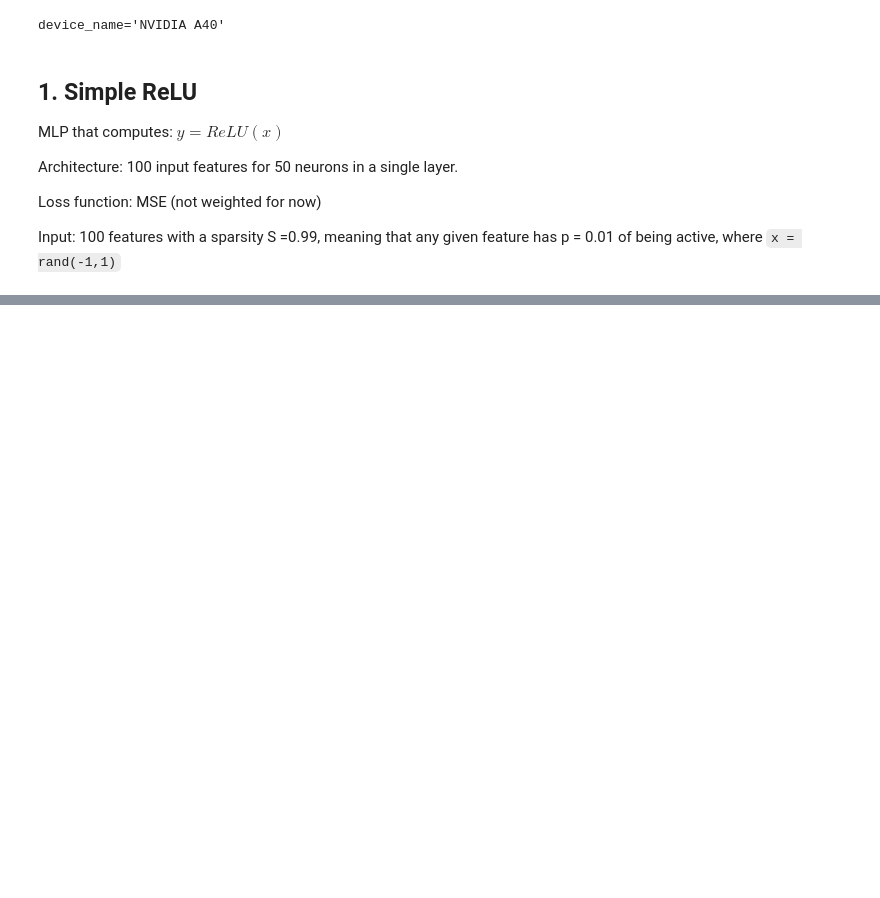
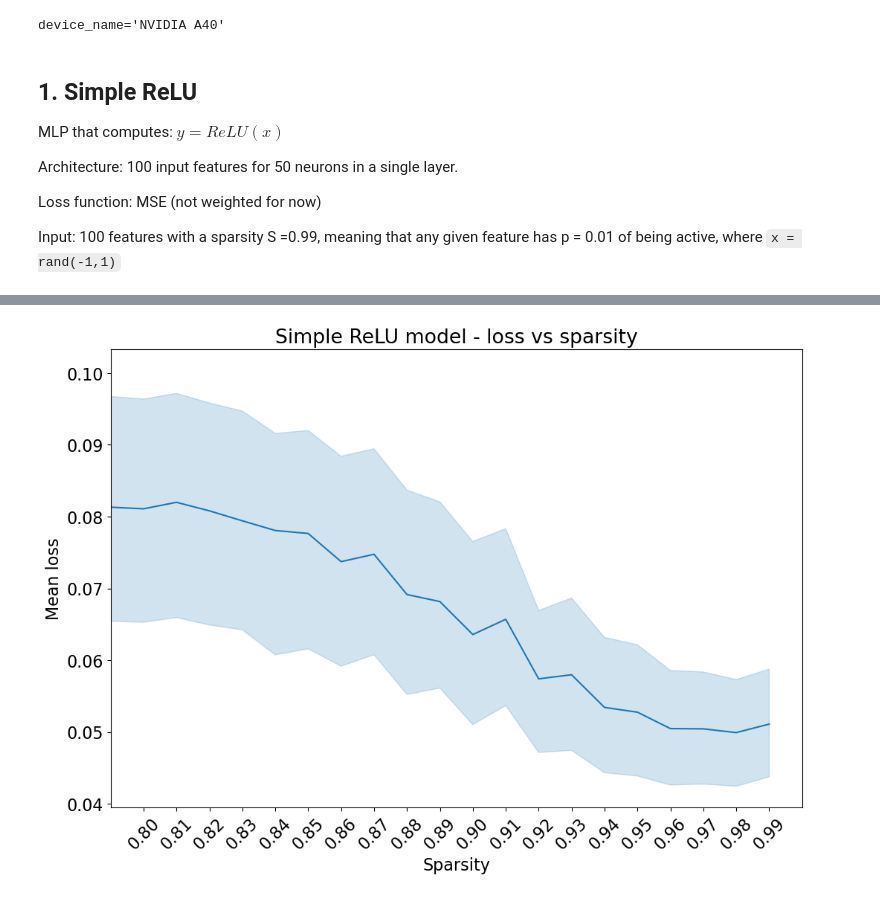
Before and after one commit to Stefan-Heimersheim/toy-model-of-computation-in-superposition, a Jupyter notebook: notebooks/loss_vs_sparsity_plots_Sara.ipynb, the cells around one changed output, grey strips where cells are left out. Saved outputs shown, nothing was run; the diff lists cells and outputs as text; code cells hidden in the pictures; blank space fills up the shorter version.

```diff
--- a/notebooks/loss_vs_sparsity_plots_Sara.ipynb
+++ b/notebooks/loss_vs_sparsity_plots_Sara.ipynb
@@ -232,0 +301,12 @@ ax.legend()
+# %%
+# Create figure of high sparsity values
+fig = plt.figure(figsize=(12, 8))
+sns.lineplot(data = df_loss, x = "sparsity", y = "mean_loss")
+plt.xlabel('Sparsity')
+plt.xlim(0.79,1)
+plt.xticks(sparsities[sparsities > 0.75], rotation = 45)
+plt.ylabel('Mean loss')
+plt.title('Simple ReLU model - loss vs sparsity')
+plt.show()
+# %% [output]
+[figure, added]
```
Also changed, not shown: parts of 5 cells of this notebook.
